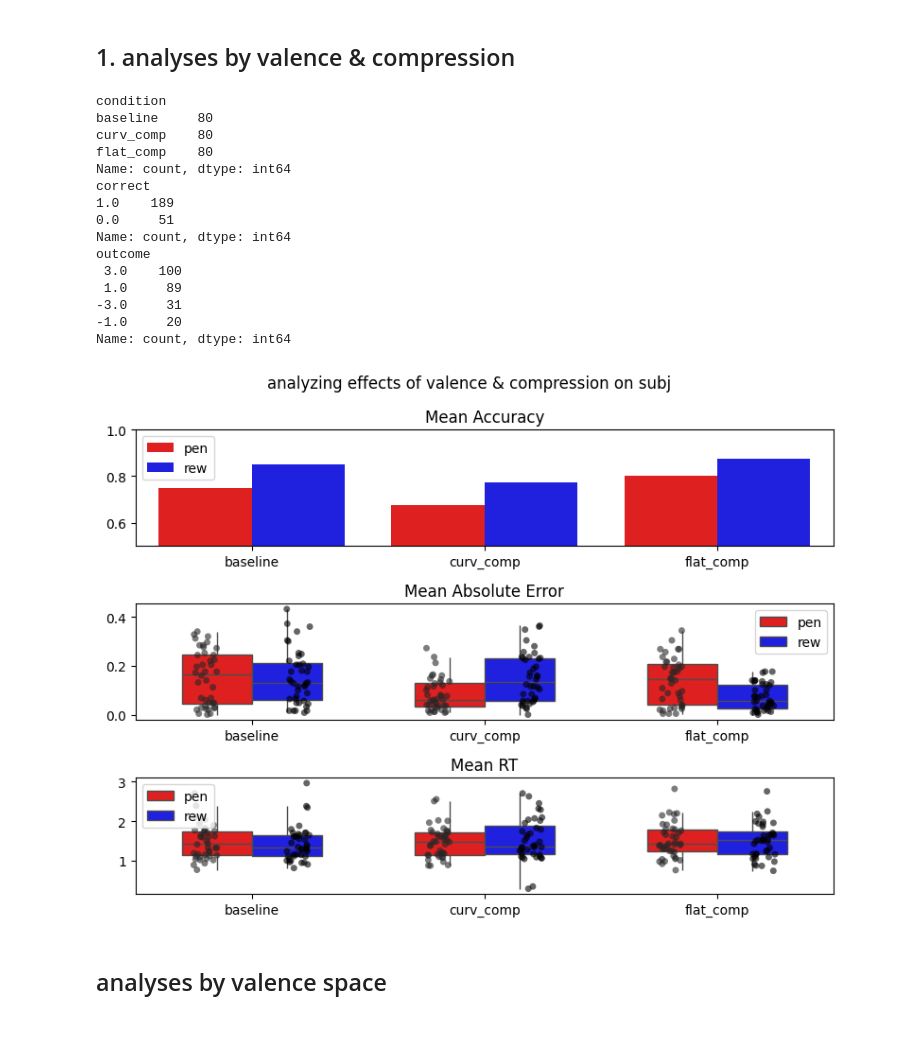
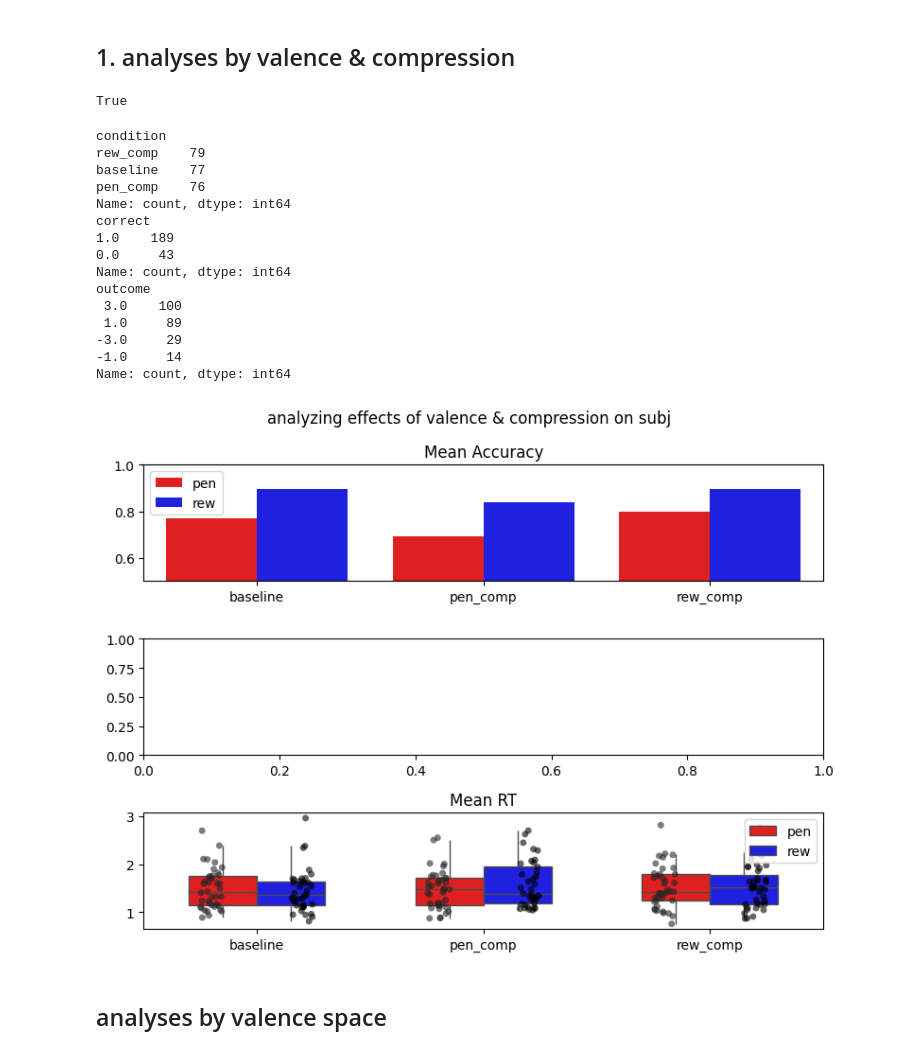
Before and after one commit to siyer7/asymmetry_design, a Jupyter notebook: code/beh_analyses.ipynb, the cells around one changed output. Saved outputs shown, nothing was run; the diff lists cells and outputs as text; code cells hidden in the pictures.

Commit message:
created clean_all_subjs.csv

```diff
--- a/code/beh_analyses.ipynb
+++ b/code/beh_analyses.ipynb
@@ -28,7 +184,8 @@ df_subjs
 # %% [markdown]
 ### chose what df to analyze
 # %%
+print(subjs)
 subj = subjs[0]
-df_analysis = df_subjs[df_subjs['subj'] == 202509.0].copy()
-df_analysis
+df_analysis = df_subjs[df_subjs['subj'] == subj].copy()
+df_analysis[disp_cols]
 # %% [output]
@@ -50,18 +205,0 @@ df_analysis
-# %%
-# 1. interpret str '[1 2 3]' as list [1, 2, 3]
-for col in ['positions']:
-    if df_analysis.loc[0, col] == str: # ensures you havent already run this
-        df_analysis.loc[:, col] = df_analysis[col].apply(ast.literal_eval) # convert str to list
-
-# # 2. # get dist between target & last position
-# df_analysis['MAE_unnormed'] = abs(df_analysis['target_pos'] - df_analysis['positions'].apply(lambda x: x[-1]))
-# df_analysis['MAE_normed'] = np.where(
-#     ((df_analysis['condition'] == 'pen_comp') & (df_analysis['valence'] == 'pen')) | ((df_analysis['condition'] == 'rew_comp') & (df_analysis['valence'] == 'rew')),
-#     df_analysis['MAE_unnormed']*2,
-#     df_analysis['MAE_unnormed']
-# )
-
-# 3. binary value of difficulty
-df_analysis['difficult'] = (df_analysis['target_pos'] - df_analysis['div_pos']).abs() < 0.1
-print(f'% difficult trials (|target-div| < .1): {df_analysis['difficult'].sum()/
-                             len(df_analysis):.2f}')
@@ -281,8 +206,12 @@ plt.show()
 # %% [markdown]
 ## 1. analyses by valence & compression
+# %%
+'correct' in df_analysis.columns
+# %% [output]
+True
 # %%
 # df_plot = df_hard.copy()
-df_plot = df.copy()
+df_plot = df_analysis.copy()
 
 df_plot['correct'] = df_plot['correct'].apply(lambda x: 0 if x == -1 else x)
 print(df_plot['condition'].value_counts())
@@ -302,49 +231,49 @@ ax.set_xlabel('')
 ax.set_ylim(.5, 1)
 ax.set_title('Mean Accuracy')
 ax.legend()
 
 # 2.
-ax = axes[1]
-sns.boxplot(data=df_plot, x='condition', y='MAE_unnormed', hue='valence', hue_order = hue_order,
-            palette = palette, showcaps=False, fliersize=0, width=0.6, ax=ax)
-sns.stripplot(data=df_plot, x='condition', y='MAE_unnormed', hue='valence', hue_order = hue_order,
-              dodge=True, color='black', alpha=0.6, jitter=True, legend=False, ax=ax)
-ax.set_ylabel('')
-ax.set_xlabel('')
-ax.set_title('Mean Absolute Error')
-ax.legend()
+# ax = axes[1]
+# sns.boxplot(data=df_plot, x='condition', y='MAE_unnormed', hue='valence', hue_order = hue_order,
+#             palette = palette, showcaps=False, fliersize=0, width=0.6, ax=ax)
+# sns.stripplot(data=df_plot, x='condition', y='MAE_unnormed', hue='valence', hue_order = hue_order,
+#               dodge=True, color='black', alpha=0.6, jitter=True, legend=False, ax=ax)
+# ax.set_ylabel('')
+# ax.set_xlabel('')
+# ax.set_title('Mean Absolute Error')
+# ax.legend()
 
 # 3.
 ax = axes[2]
 sns.boxplot(data=df_plot, x='condition', y='trials.submit_resp.rt', hue='valence', hue_order = hue_order,
             palette = palette, showcaps=False, fliersize=0, width=0.6, ax=ax)
 sns.stripplot(data=df_plot, x='condition', y='trials.submit_resp.rt', hue='valence',
               dodge=True, color='black', alpha=0.6, jitter=True, legend=False, ax=ax)
 ax.set_ylabel('')
 ax.set_xlabel('')
 ax.set_title('Mean RT')
 ax.legend()
 
 
 plt.tight_layout()
 plt.show()
 # %% [output]
 condition
-baseline     80
-curv_comp    80
-flat_comp    80
+rew_comp    79
+baseline    77
+pen_comp    76
 Name: count, dtype: int64
 correct
 1.0    189
-0.0     51
+0.0     43
 Name: count, dtype: int64
 outcome
  3.0    100
  1.0     89
--3.0     31
--1.0     20
+-3.0     29
+-1.0     14
 Name: count, dtype: int64
-[figure, old version]
+[figure, new version]
 # %% [markdown]
 ## analyses by valence space
 # %%
```
Also changed, not shown: parts of 16 cells of this notebook, 1 other file.
